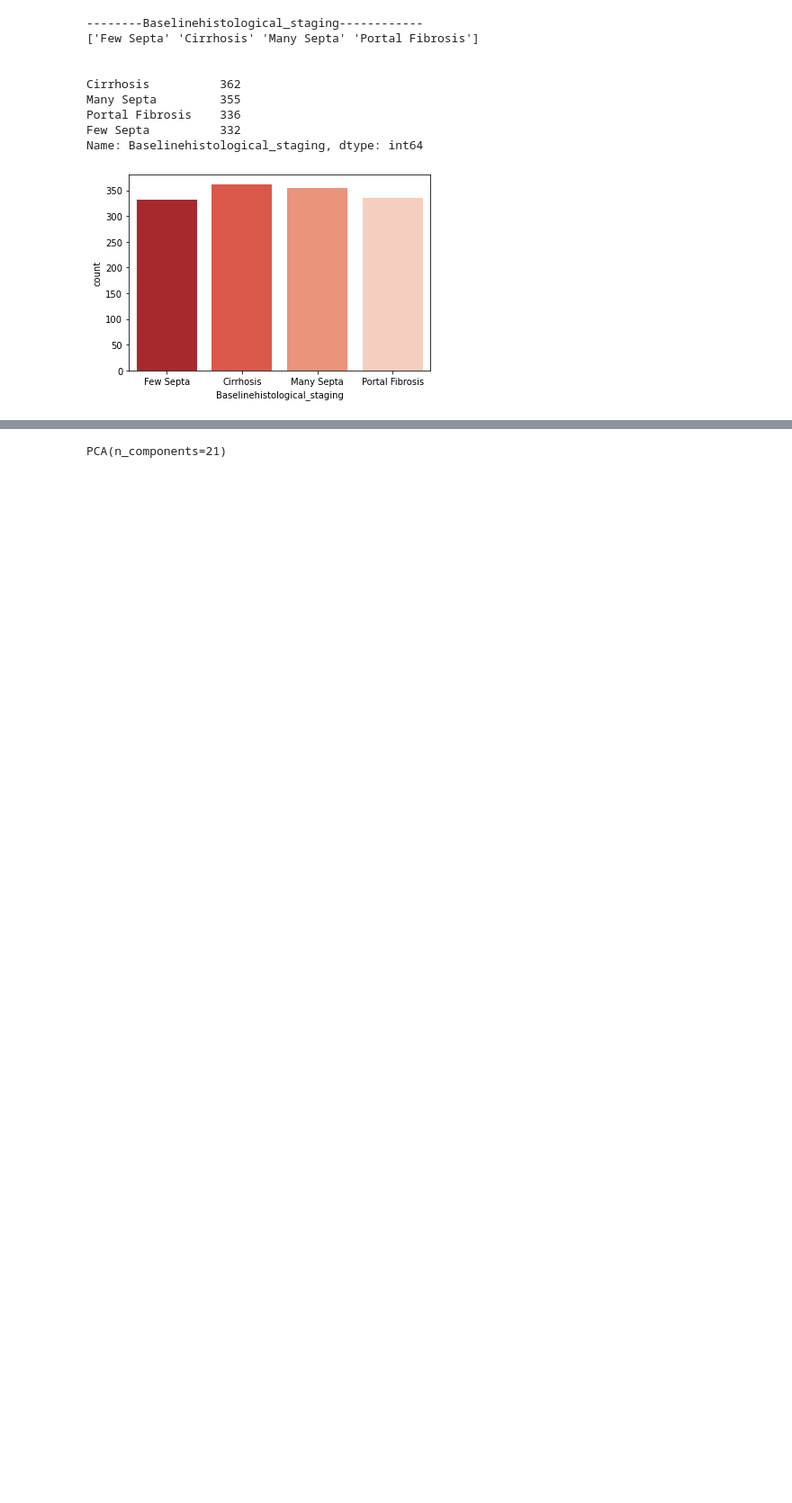
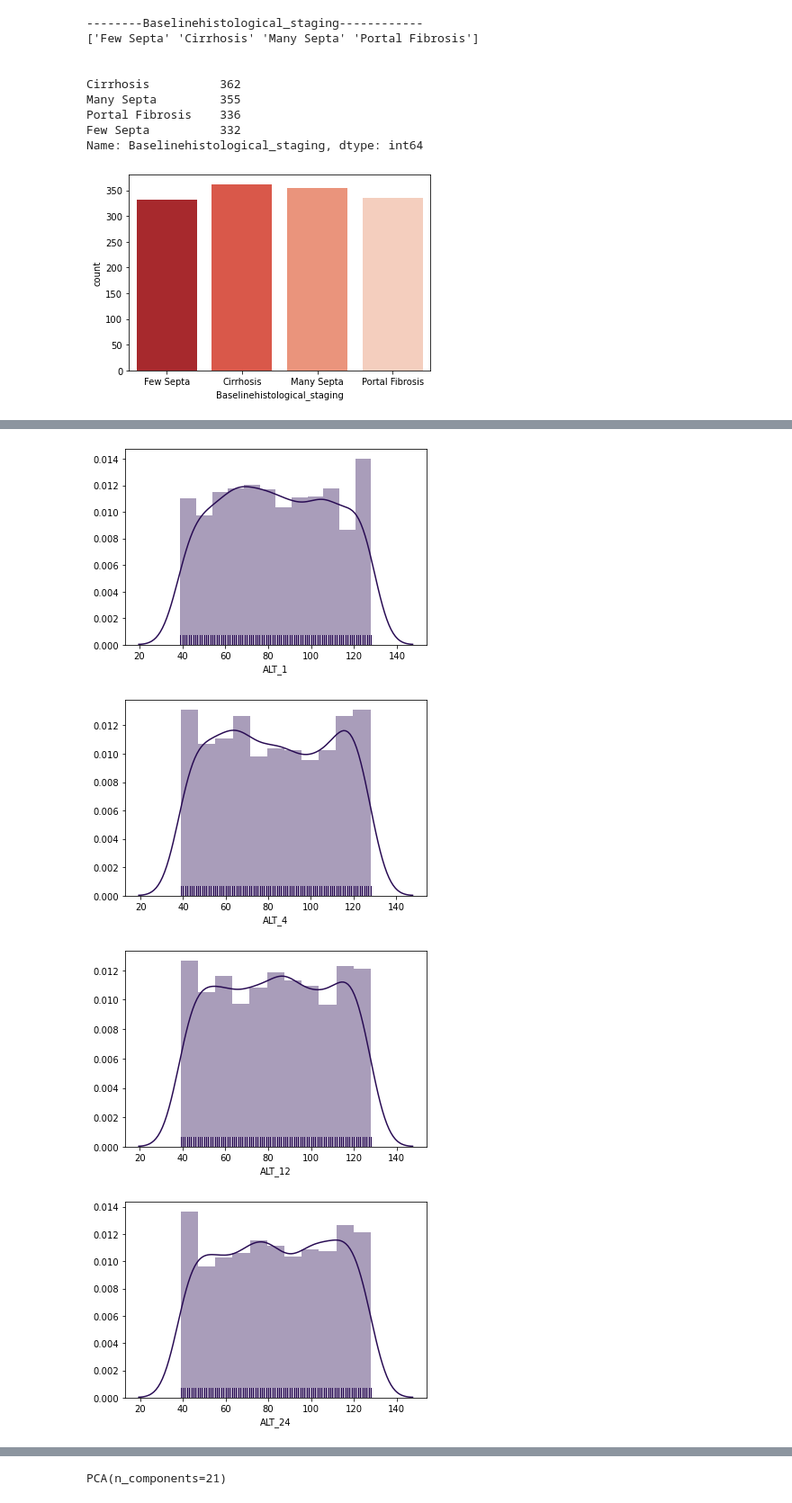
Before and after one commit to hieuvu99/3040_project, a Jupyter notebook: Project/Project_.ipynb, the cells around one changed output, grey strips where cells are left out. Shown at 90% size. Drawn from its saved outputs; the diff is of its cells as text; code cells hidden in the pictures; blank space fills up the shorter version.

```diff
--- a/Project/Project_.ipynb
+++ b/Project/Project_.ipynb
@@ -221,3 +205,6 @@ Portal Fibrosis    336
 Few Septa          332
 Name: Baselinehistological_staging, dtype: int64
 [figure]
+# %%
+ALTdata=data[['ALT_1', 'ALT_4', 'ALT_12', 'ALT_24', 'ALT_36','ALT_48', 'ALT_after_24w']]
+ALTdata
@@ -223,0 +225,12 @@ Name: Baselinehistological_staging, dtype: int64
+# %%
+#ALT Enzyme distribution across each week
+sns.set_palette(palette="inferno")
+
+for i, col in enumerate(ALTdata.columns):
+    plt.figure(i)
+    sns.distplot(ALTdata[col],rug=True)
+# %% [output]
+[figure, added]
+[figure, added]
+[figure, added]
+[figure, added]
```
Also changed, not shown: parts of 38 cells of this notebook.
